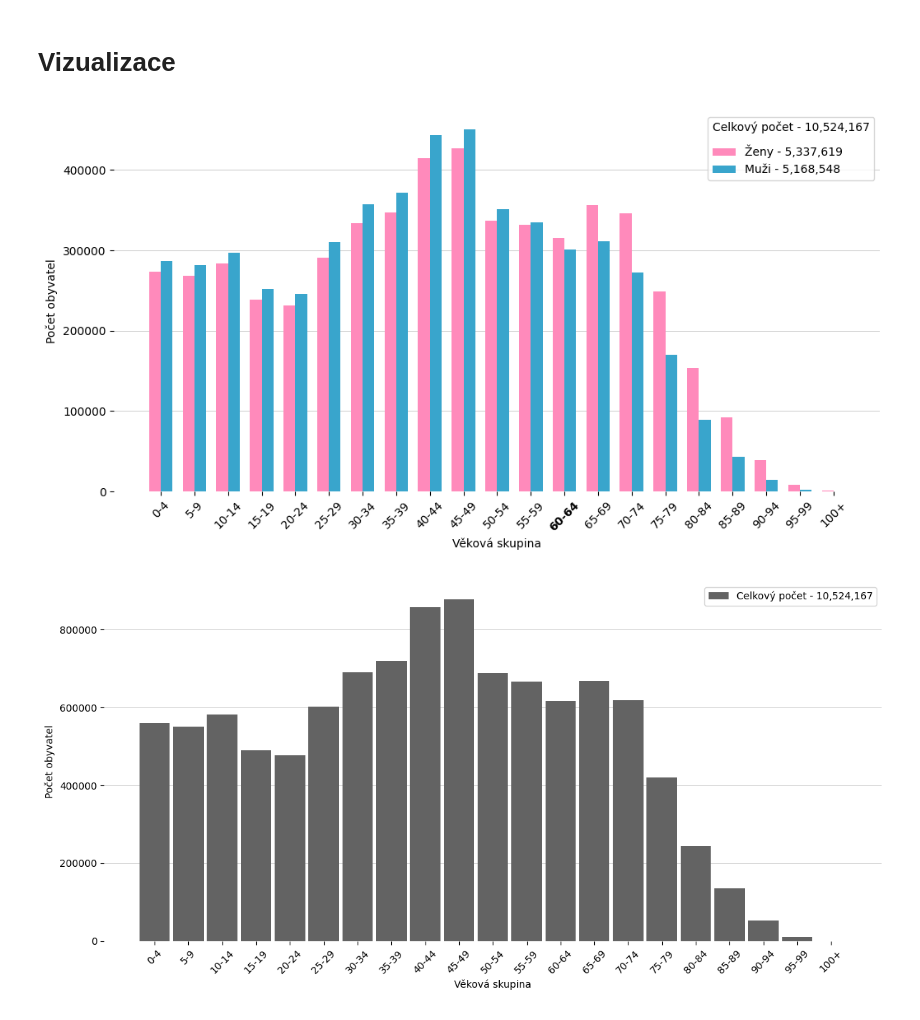
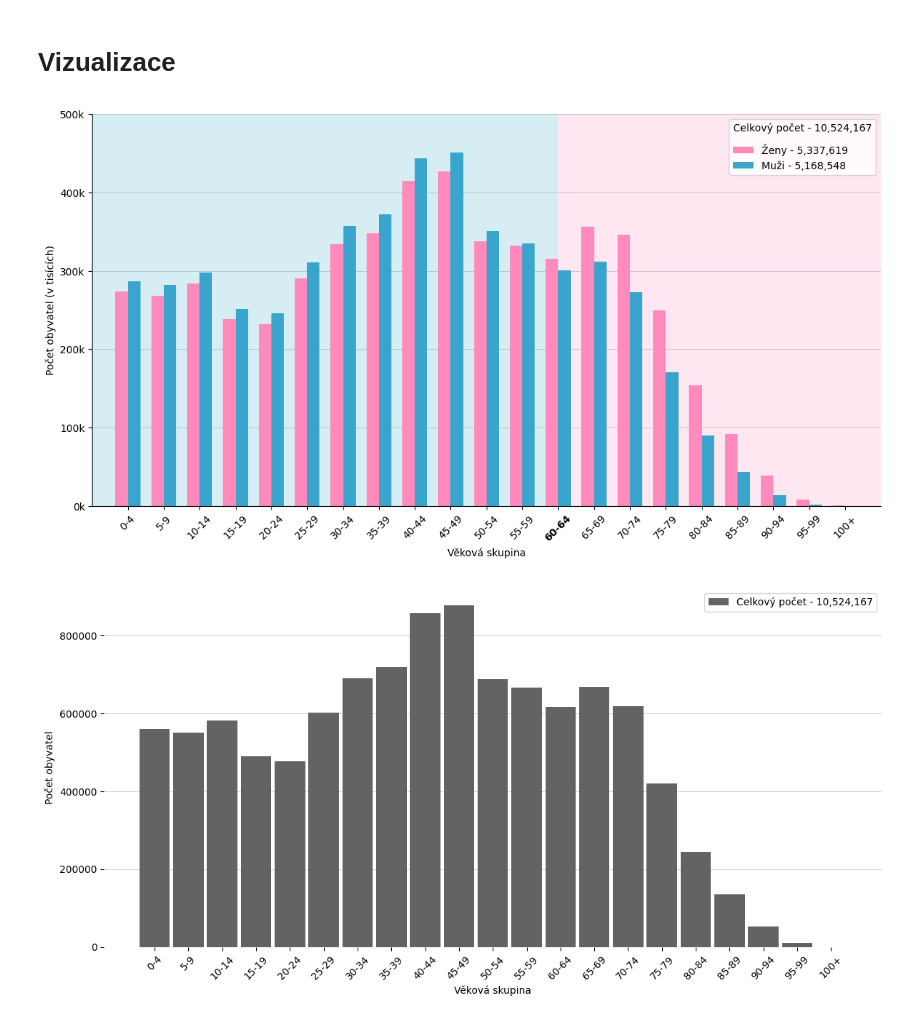
Before and after one commit to rcech44/sp_scitani_lidu, a Jupyter notebook: python_analysis/analysis.ipynb, the cells around one changed output. Cells and saved outputs as stored; diff of their text form; code cells hidden in the pictures.

```diff
--- a/python_analysis/analysis.ipynb
+++ b/python_analysis/analysis.ipynb
@@ -581,10 +582,16 @@ age_groups = ['0-4', '5-9', '10-14', '15-19', '20-24', '25-29', '30-34', '35-39'
 women_counts = [273743, 267952, 283743, 238290, 231724, 290569, 333508, 347389, 414631, 426913, 337187, 331655, 315642, 356534, 345900, 249134, 153868, 92099, 38676, 7926, 536]
 men_counts = [286889, 282072, 297361, 251546, 245339, 310599, 357053, 371700, 443286, 450703, 350923, 334736, 300966, 311547, 272729, 170234, 89505, 43212, 14110, 1927, 111]
 
+# women_colors = ['#ff8abbaa' for _ in range(12)] + ['#ff8abbff' for _ in range(9)]
+# men_colors = ['#39a5ccff' for _ in range(12)] + ['#39a5ccaa' for _ in range(9)]
+
 # Výpočet celkového počtu obyvatel, žen a mužů
 total_population = sum(women_counts) + sum(men_counts)
 total_women = sum(women_counts)
 total_men = sum(men_counts)
+
+women_counts_thousands = [count / 1000 for count in women_counts]
+men_counts_thousands = [count / 1000 for count in men_counts]
 
 # Šířka sloupců v histogramu
 bar_width = 0.35
@@ -593,42 +600,63 @@ bar_width = 0.35
 index = np.arange(len(age_groups))
 
 # Vytvoření grafu
-fig, ax = plt.subplots(figsize=(12, 6))
+fig, ax = plt.subplots(figsize=(14, 7))
+
+# Přidání spojnic pro ženy a muže
+# ax.plot(age_groups, women_counts, color='#ff8abb')
+# ax.plot(age_groups, men_counts, color='#39a5cc')
 
 # Přidání sloupců pro ženy a muže
-bar1 = ax.bar(index - bar_width/2, women_counts, bar_width, color='#ff8abb', label='Ženy - 5,337,619')
-bar2 = ax.bar(index + bar_width/2, men_counts, bar_width, color='#39a5cc', label='Muži - 5,168,548')
+bar1 = ax.bar(index - bar_width/2, women_counts_thousands, bar_width, color='#ff8abb', label='Ženy - 5,337,619')
+bar2 = ax.bar(index + bar_width/2, men_counts_thousands, bar_width, color='#39a5cc', label='Muži - 5,168,548')
 
 # Přidání popisků, legendy a mřížky
 ax.set_xlabel('Věková skupina')
-ax.set_ylabel('Počet obyvatel')
+ax.set_ylabel('Počet obyvatel (v tisících)')
 # ax.set_title('Populace podle věkové skupiny a pohlaví')
 ax.set_xticks(index)
 ax.set_xticklabels(age_groups, rotation=45)
 ax.legend()
 
 # Přidání horizontálních mřížkových čar
 ax.grid(axis='y', linestyle='-', color='grey', linewidth=0.5, alpha=0.5)
 ax.set_axisbelow(True)  # Nastavení mřížky na pozadí
 
 # Zvýraznění popisku pro skupinu '60-64' tučně
 ax.get_xticklabels()[12].set_weight('bold')
 
 # Odstranění ohraničení grafu
 ax.spines['top'].set_visible(False)
 ax.spines['right'].set_visible(False)
-ax.spines['left'].set_visible(False)
-ax.spines['bottom'].set_visible(False)
+# ax.spines['left'].set_visible(False)
+# ax.spines['bottom'].set_visible(False)
+
+# Přidání horizontální čáry na úrovni 50%, omezené na rozsah dat
+# ax.vlines(x=12, ymin=10000, ymax=490000, colors='#404040', linestyles='--', linewidth=1)
+
+# Parametry obdélníku: (levý spodní roh, šířka, výška)
+rect = patches.Rectangle((-1, 0), 13, 500000, linewidth=1, facecolor='#39a5cc33', zorder=0)
+rect2 = patches.Rectangle((12, 0), 9, 500000, linewidth=1, facecolor='#ff8abb33', zorder=0)
+
+# Přidání obdélníku do grafu
+ax.add_patch(rect)
+ax.add_patch(rect2)
+
+# Nastavení rozsahu os
+ax.set_xlim(-1, 21)
+ax.set_ylim(0, 500)
+
+ax.set_yticklabels(['{:.0f}k'.format(y) for y in ax.get_yticks()])
 
 # Přidání rozšířené legendy s dodatečným textem
 legend = ax.legend(title="Celkový počet - 10,524,167")
 legend._legend_box.align = "left"
 legend._legend_box.sep = 10  # nastavení mezery mezi položkami
 
 # Zobrazení grafu
 plt.show()
 # %% [output]
-[figure, old version]
+[figure, new version]
 # %%
 # Adjust the histogram to remove gaps between bars
 
```
Also changed, not shown: parts of 17 cells of this notebook, 19 other files.
